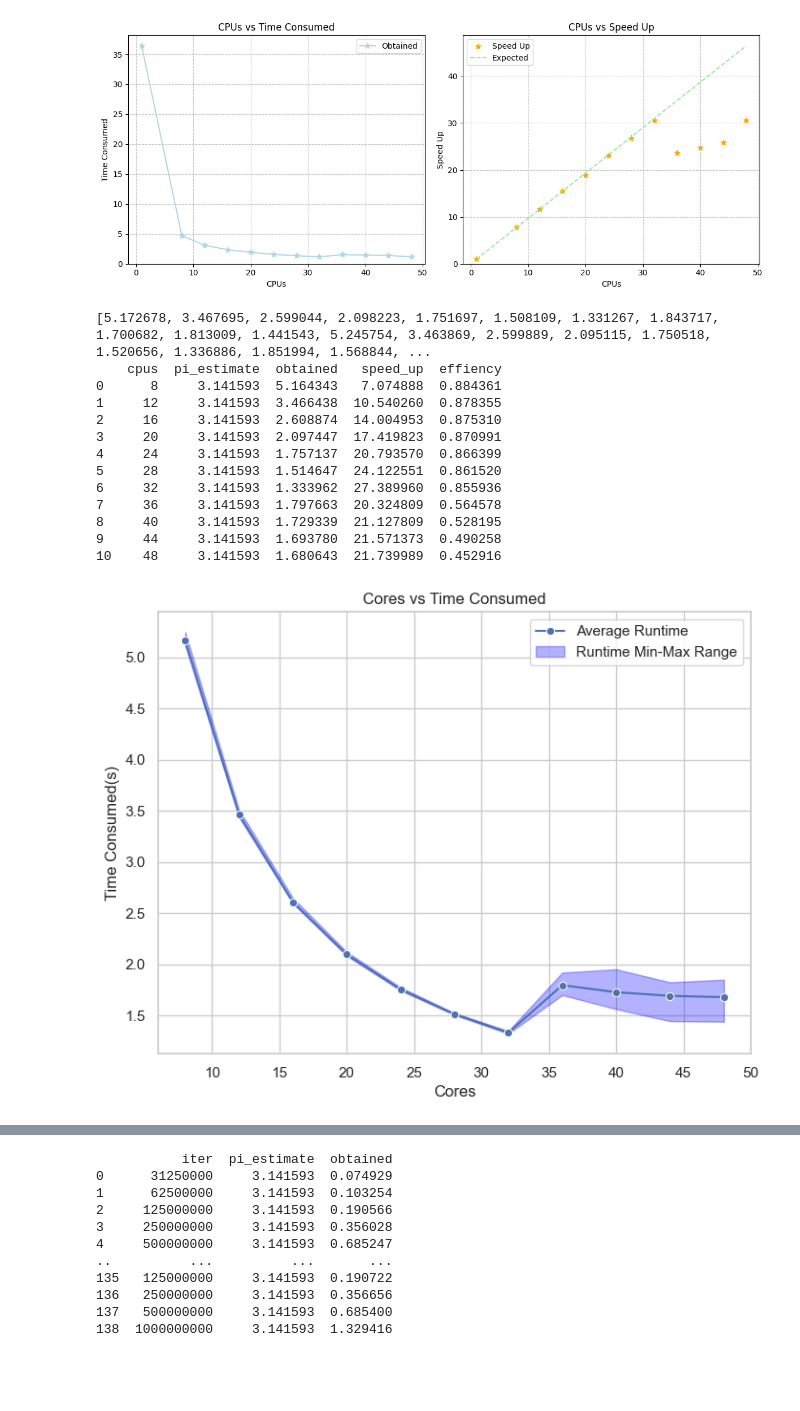
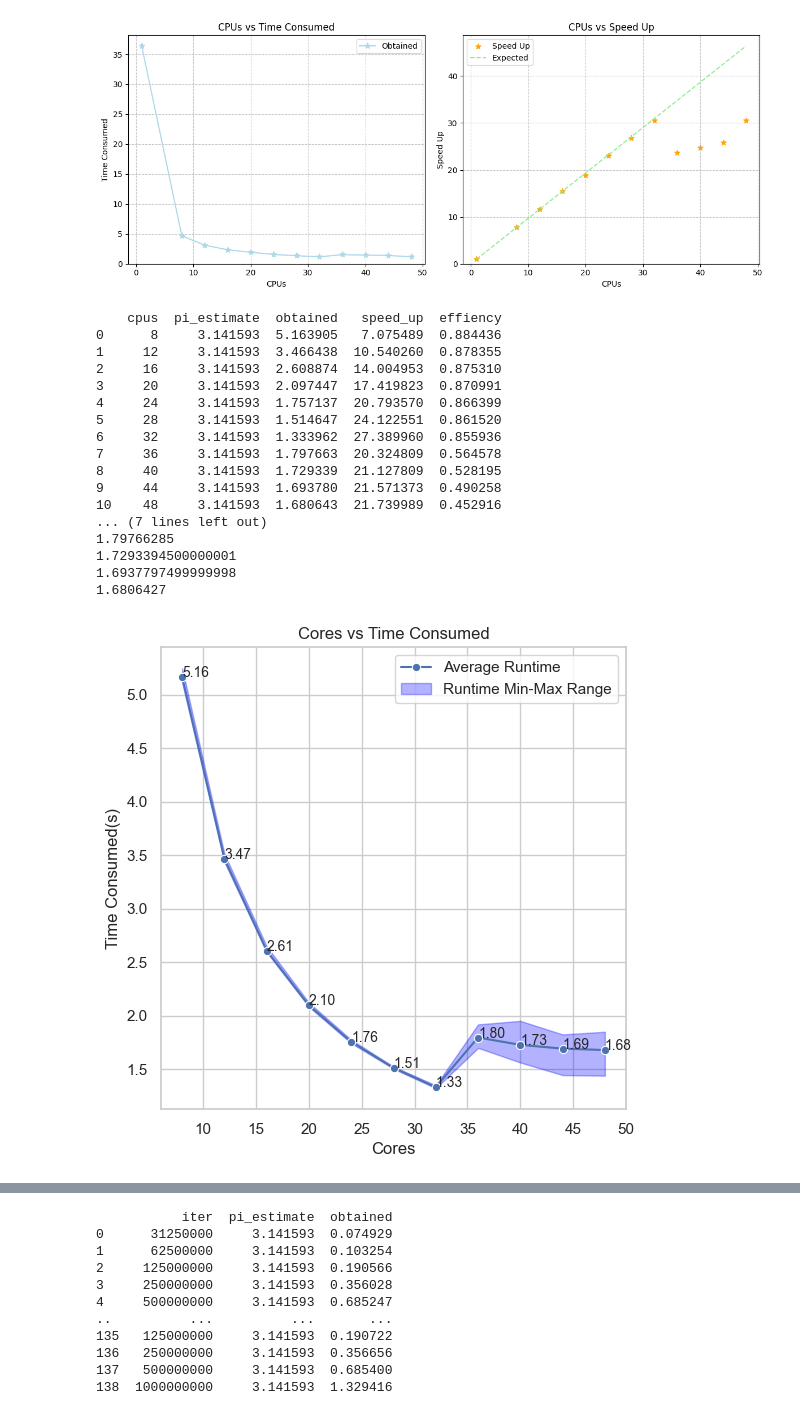
Before and after one commit to dondavan/HPC, a Jupyter notebook: ass2/visualization/pi_vis.ipynb, the cells around one changed output, grey strips where cells are left out. Drawn from its saved outputs; the diff is of its cells as text; code cells hidden in the pictures; blank space fills up the shorter version.

```diff
--- a/ass2/visualization/pi_vis.ipynb
+++ b/ass2/visualization/pi_vis.ipynb
@@ -187,37 +187,44 @@ result_df['effiency'] = result_df['speed_up'] / result_df['cpus']
 result_df
 print(result_df)
 
 
 sns.set(style="whitegrid")
 
-plt.figure(figsize=(8, 6))
+plt.figure(figsize=(6, 6))
 sns.lineplot(x='cpus', y='obtained', data=result_df, label='Average Runtime', marker='o')
+for i in range(len(result_df['obtained'])):
+        print(result_df['obtained'][i])
+        plt.gca().text(result_df['cpus'][i], result_df['obtained'][i], str("{:.2f}".format(result_df['obtained'][i])),fontsize = 10)
 plt.fill_between(result_df['cpus'], df_min['obtained'], df_max['obtained'], color='blue', alpha=0.3, label='Runtime Min-Max Range')
 
 
 plt.xlabel('Cores')
 plt.ylabel('Time Consumed(s)')
 plt.title('Cores vs Time Consumed')
 plt.legend()
 plt.grid(True)
 
 plt.savefig("runtime.svg")
 plt.show()
 # %% [output]
-[5.172678, 3.467695, 2.599044, 2.098223, 1.751697, 1.508109, 1.331267, 1.843717, 1.700682, 1.813009, 1.441543, 5.245754, 3.463869, 2.599889, 2.095115, 1.750518, 1.520656, 1.336886, 1.851994, 1.568844, ...
     cpus  pi_estimate  obtained   speed_up  effiency
-0      8     3.141593  5.164343   7.074888  0.884361
+0      8     3.141593  5.163905   7.075489  0.884436
 1     12     3.141593  3.466438  10.540260  0.878355
 2     16     3.141593  2.608874  14.004953  0.875310
 3     20     3.141593  2.097447  17.419823  0.870991
 4     24     3.141593  1.757137  20.793570  0.866399
 5     28     3.141593  1.514647  24.122551  0.861520
 6     32     3.141593  1.333962  27.389960  0.855936
 7     36     3.141593  1.797663  20.324809  0.564578
 8     40     3.141593  1.729339  21.127809  0.528195
 9     44     3.141593  1.693780  21.571373  0.490258
 10    48     3.141593  1.680643  21.739989  0.452916
+... (7 lines left out)
+1.79766285
+1.7293394500000001
+1.6937797499999998
+1.6806427
-[figure, old version]
+[figure, new version]
 # %%
 import pandas as pd
 
```
Also changed, not shown: parts of 4 cells of this notebook, 9 other files.
